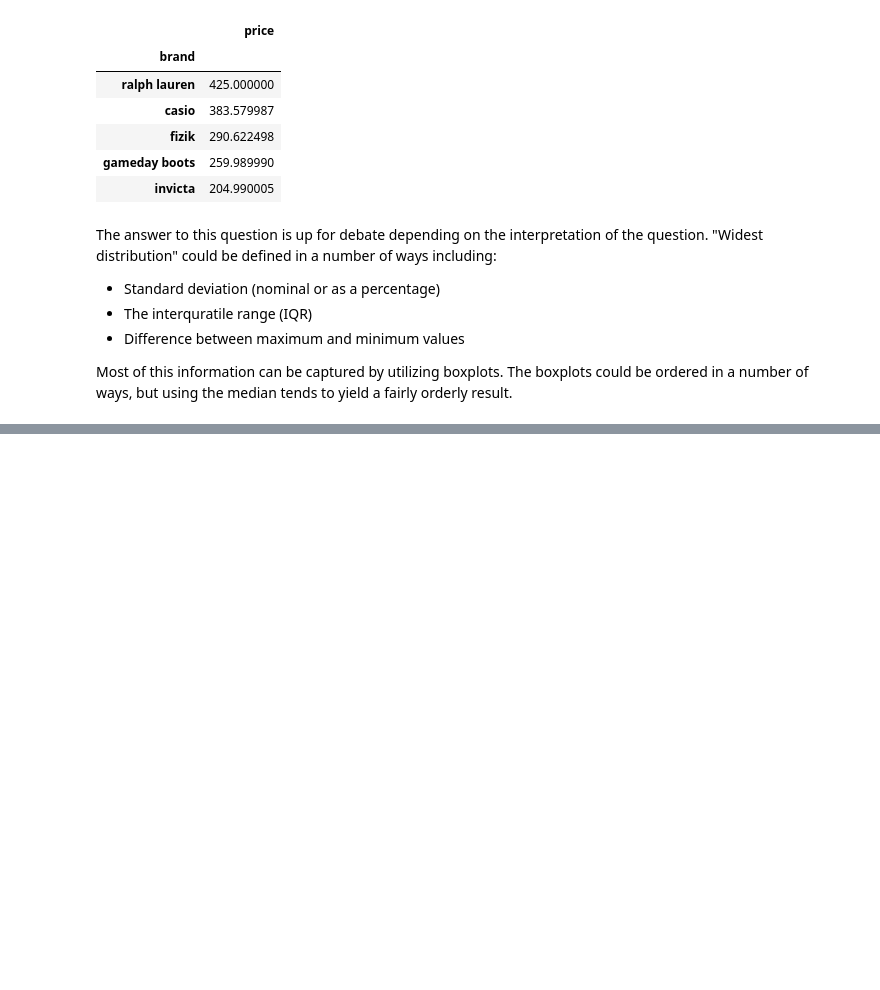
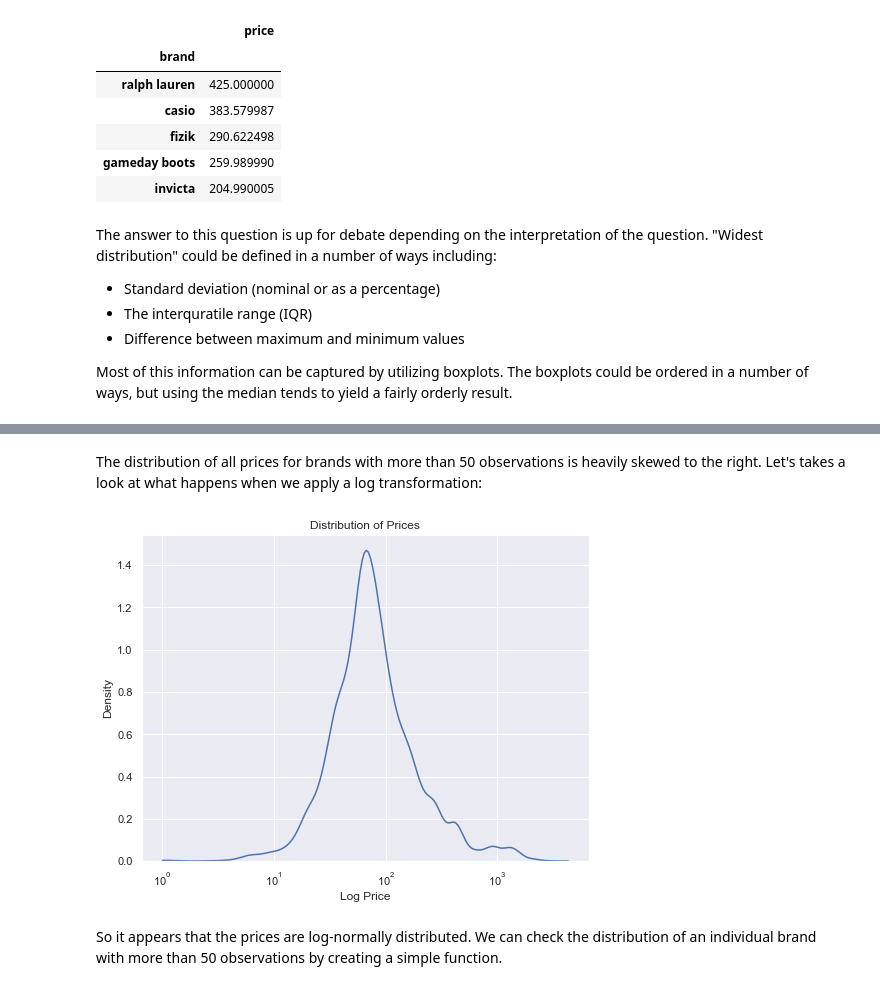
Before and after one commit to tjkyner/mens-shoe-prices, a Jupyter notebook: notebook.ipynb, the cells around one changed output, grey strips where cells are left out. Saved outputs shown, nothing was run; the diff lists cells and outputs as text; code cells hidden in the pictures; blank space fills up the shorter version.

```diff
--- a/notebook.ipynb
+++ b/notebook.ipynb
@@ -405,0 +420,11 @@ plt.ylabel('Brand');
+# %% [markdown]
+The distribution of all prices for brands with more than 50 observations is heavily skewed to the right. Let's takes a look at what happens when we apply a log transformation:
+# %%
+fig = plt.figure(figsize=(8, 6))
+sns.kdeplot(df_all_dist['price'], clip=(0, None), log_scale=True)
+plt.title('Distribution of Prices')
+plt.xlabel('Log Price');
+# %% [output]
+[figure, added]
+# %% [markdown]
+So it appears that the prices are log-normally distributed. We can check the distribution of an individual brand with more than 50 observations by creating a simple function.
```
Also changed, not shown: parts of 6 cells of this notebook.
